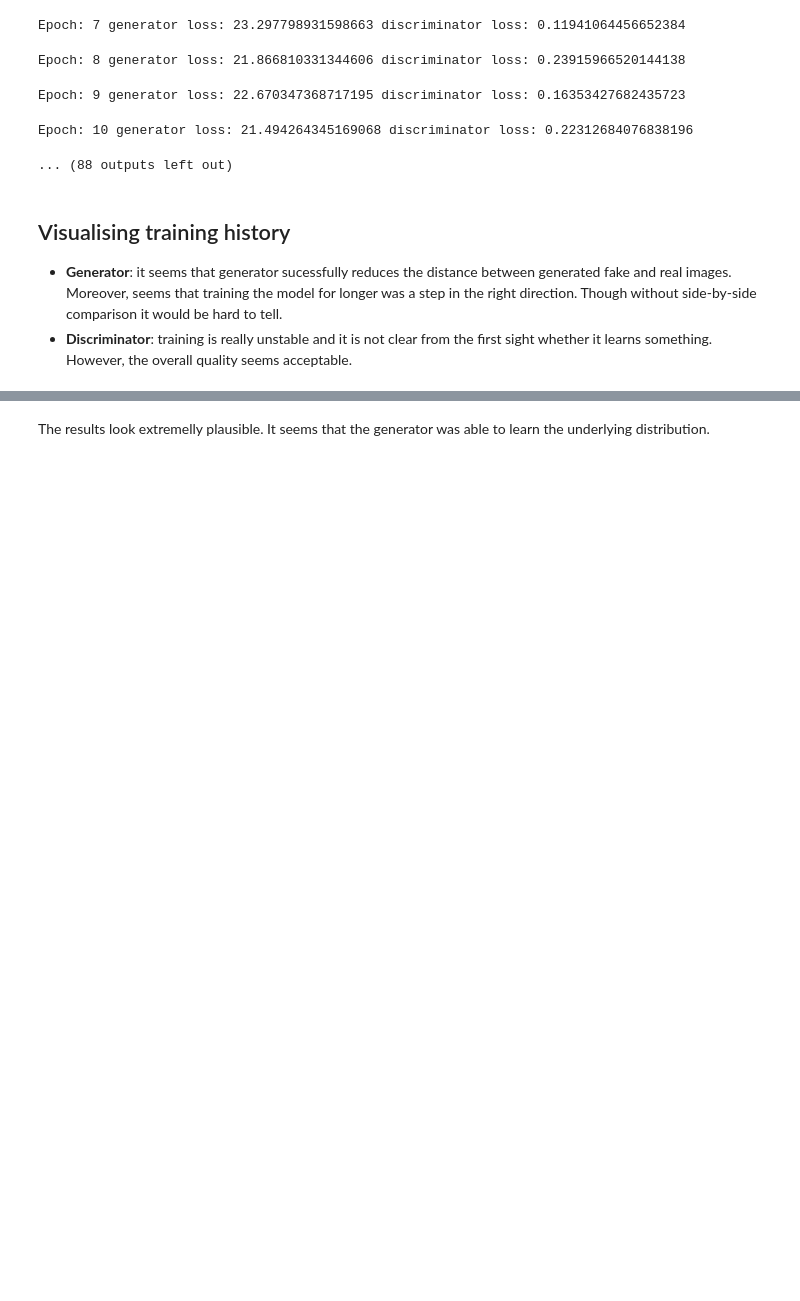
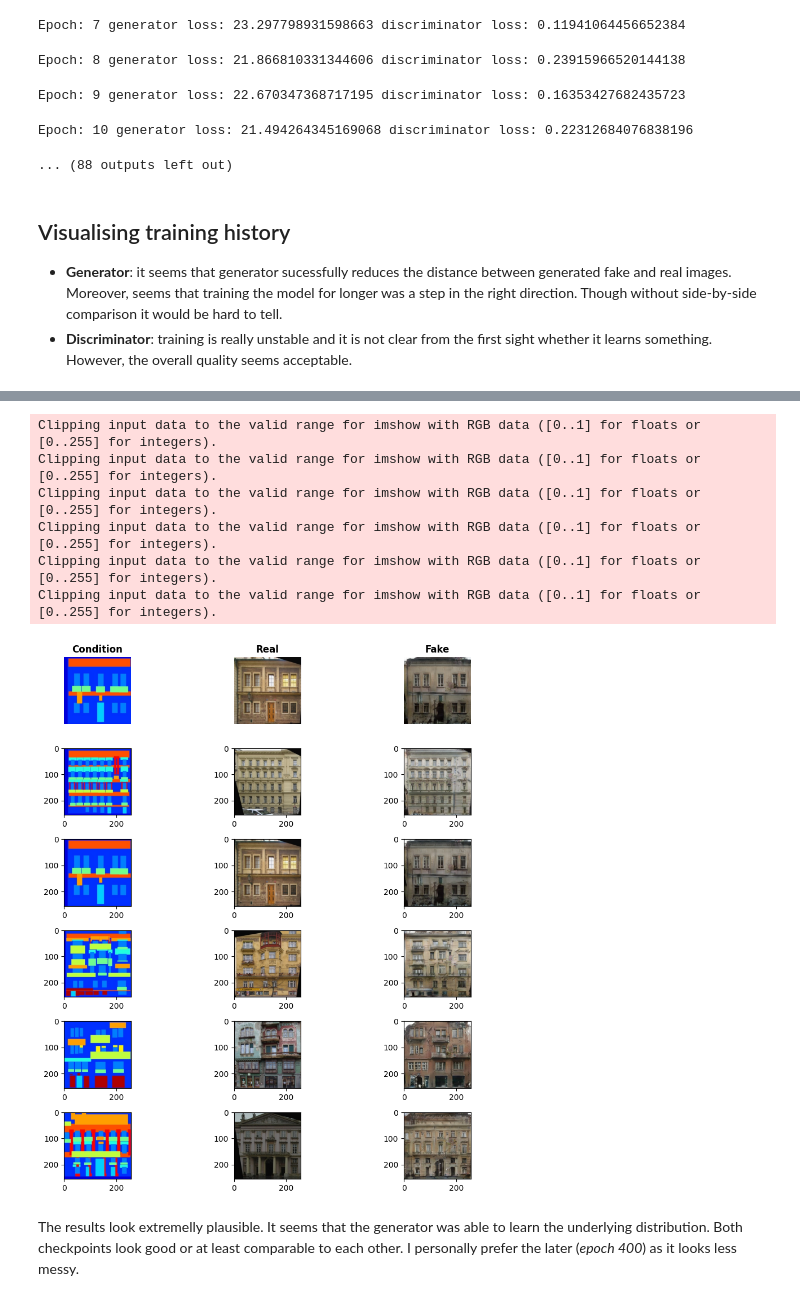
Before and after one commit to st235/HSE.DeepGenerativeNetworks, a Jupyter notebook: pix2pix.ipynb, the cells around one changed output, grey strips where cells are left out. Cells and saved outputs as stored; diff of their text form; code cells hidden in the pictures; blank space fills up the shorter version.

```diff
--- a/pix2pix.ipynb
+++ b/pix2pix.ipynb
@@ -234,4 +241,13 @@ visualise_inference(os.path.join(weights_dir, 'generator-197-16.008.pt'), facade
 # %%
-visualise_inference(os.path.join(weights_dir, 'generator-197-16.008.pt'), facades_val_dataset, validation_samples)
+visualise_inference(os.path.join(weights_dir, 'generator-399-13.977.pt'), facades_val_dataset, validation_samples)
+# %% [output]
+Clipping input data to the valid range for imshow with RGB data ([0..1] for floats or [0..255] for integers).
+Clipping input data to the valid range for imshow with RGB data ([0..1] for floats or [0..255] for integers).
+Clipping input data to the valid range for imshow with RGB data ([0..1] for floats or [0..255] for integers).
+Clipping input data to the valid range for imshow with RGB data ([0..1] for floats or [0..255] for integers).
+Clipping input data to the valid range for imshow with RGB data ([0..1] for floats or [0..255] for integers).
+Clipping input data to the valid range for imshow with RGB data ([0..1] for floats or [0..255] for integers).
+[figure, added]
 # %% [markdown]
 The results look extremelly plausible. It seems that the generator was able to learn the underlying distribution.
+Both checkpoints look good or at least comparable to each other. I personally prefer the later (_epoch 400_) as it looks less messy.
```
Also changed, not shown: parts of 5 cells of this notebook, 2 other files.
